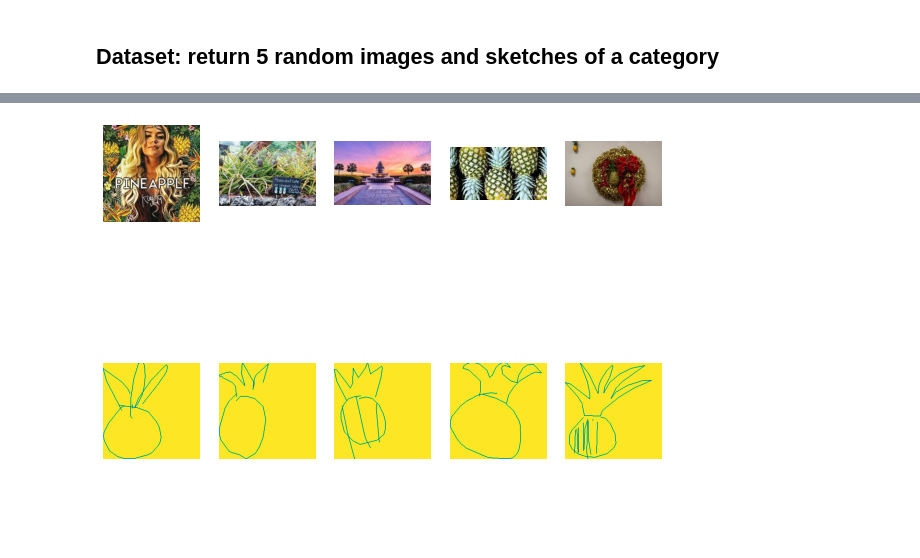
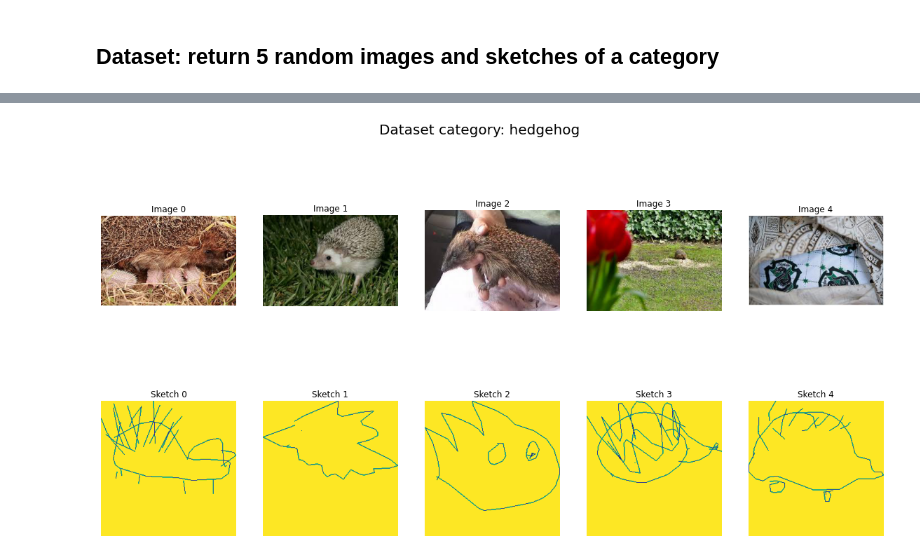
Before and after one commit to VisiumCH/AMLD-2021-Sketchy, a Jupyter notebook: notebooks/workshop/AMLD-2021-Sketchy-Web-App-API-Demo.ipynb, the cells around one changed output, grey strips where cells are left out. Saved outputs shown, nothing was run; the diff lists cells and outputs as text; code cells hidden in the pictures; blank space fills up the shorter version.

```diff
--- a/notebooks/workshop/AMLD-2021-Sketchy-Web-App-API-Demo.ipynb
+++ b/notebooks/workshop/AMLD-2021-Sketchy-Web-App-API-Demo.ipynb
@@ -85,7 +119,8 @@ import plotly.graph_objects as go
 # %%
-colors = ["#e6194b","#3cb44b","#ffe119","#4363d8","#f58231","#911eb4","#46f0f0","#f032e6","#bcf60c","#fabebe",
-          "#008080","#e6beff","#9a6324","#fffac8","#800000","#aaffc3","#808000","#ffd8b1","#000075","#808080","#000000",
-]
+colors = ["#e6194b","#3cb44b","#ffe119","#4363d8","#f58231",
+          "#911eb4","#46f0f0","#f032e6","#bcf60c","#fabebe",
+          "#008080","#e6beff","#9a6324","#fffac8","#800000",
+          "#aaffc3","#808000","#ffd8b1","#000075","#808080","#000000"]
 # %%
 traces = []
 fig = go.Figure()
@@ -106,7 +143,16 @@ fig.show()
+# %%
+'''Correction '''
+data = {"nb_dim": 3, "sketch": svg_string}
+res = requests.post("http://127.0.0.1:5000/get_embeddings", json=data).json()
 # %%
+'''Correction '''
 traces = []
 fig = go.Figure()
 for i, (category, coordinates) in enumerate(res.items()):
+    if category == "My Custom Sketch":
+        marker_size=8
+    else:
+        marker_size=4
     trace = go.Scatter3d(
         x=coordinates['x'],
         y=coordinates['y'],
@@ -114,7 +160,7 @@ for i, (category, coordinates) in enumerate(res.items()):
         name=category,
         mode='markers',
         marker=dict(
-            size=4,
+            size=marker_size,
             color=colors[i],
         )
     )
@@ -127,5 +173,6 @@ fig.show()
 # %% [markdown]
 ## Dataset: return 5 random images and sketches of a category
 # %%
-data = {"category": "pineapple"}
+category = "hedgehog"
+data = {"category": category}
 res = requests.post("http://127.0.0.1:5000/get_dataset_images", json=data).json()
@@ -136,17 +185,21 @@ dict_keys(['sketches_0_base64', 'sketches_1_base64', 'sketches_2_base64', 'sketc
 # %%
+''' Correction '''
 images, sketches = [], []
 
-fig, axes = plt.subplots(2, 5, figsize=(10, 8))
+fig, axes = plt.subplots(2, 5, figsize=(20, 10))
+fig.suptitle(f'Dataset category: {category}', fontsize=20)
 for i in range(5):
-    sketch = res[f'sketches_{i}_base64'].split("'")[1]
-    image = res[f'images_{i}_base64'].split("'")[1]
+    sketch = res[f'sketches_{i}_base64']
+    image = res[f'images_{i}_base64']
     image = base64_to_array(image)
     sketch = base64_to_array(sketch)
 
     axes[0, i].imshow(image)
     axes[0, i].axis("off");
+    axes[0, i].set_title('Image ' + str(i))
 
     axes[1, i].imshow(sketch)
     axes[1, i].axis("off");
+    axes[1, i].set_title('Sketch ' + str(i))
 # %% [output]
-[figure, old version]
+[figure, new version]
```
Also changed, not shown: parts of 30 cells of this notebook, 1 other file.
